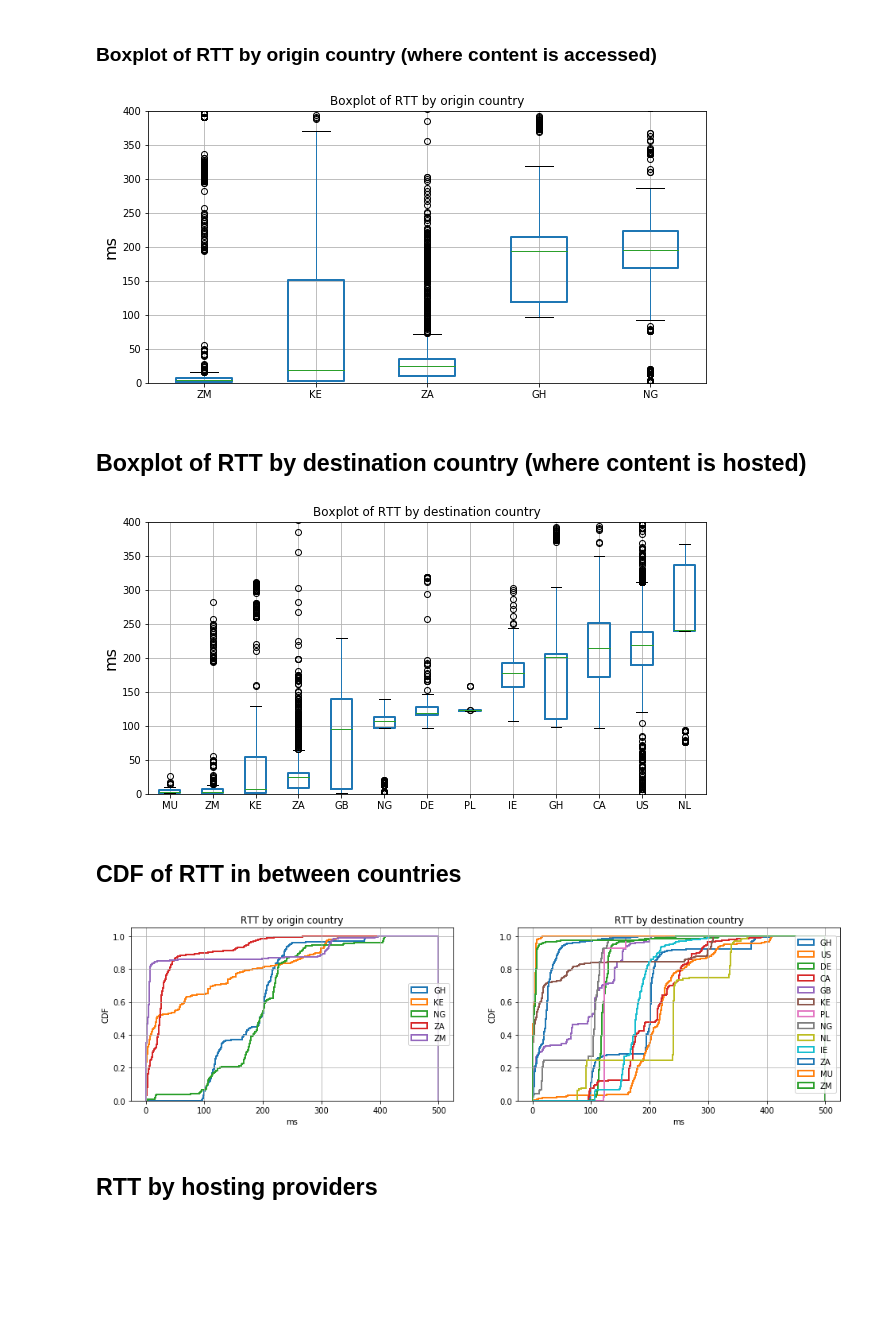
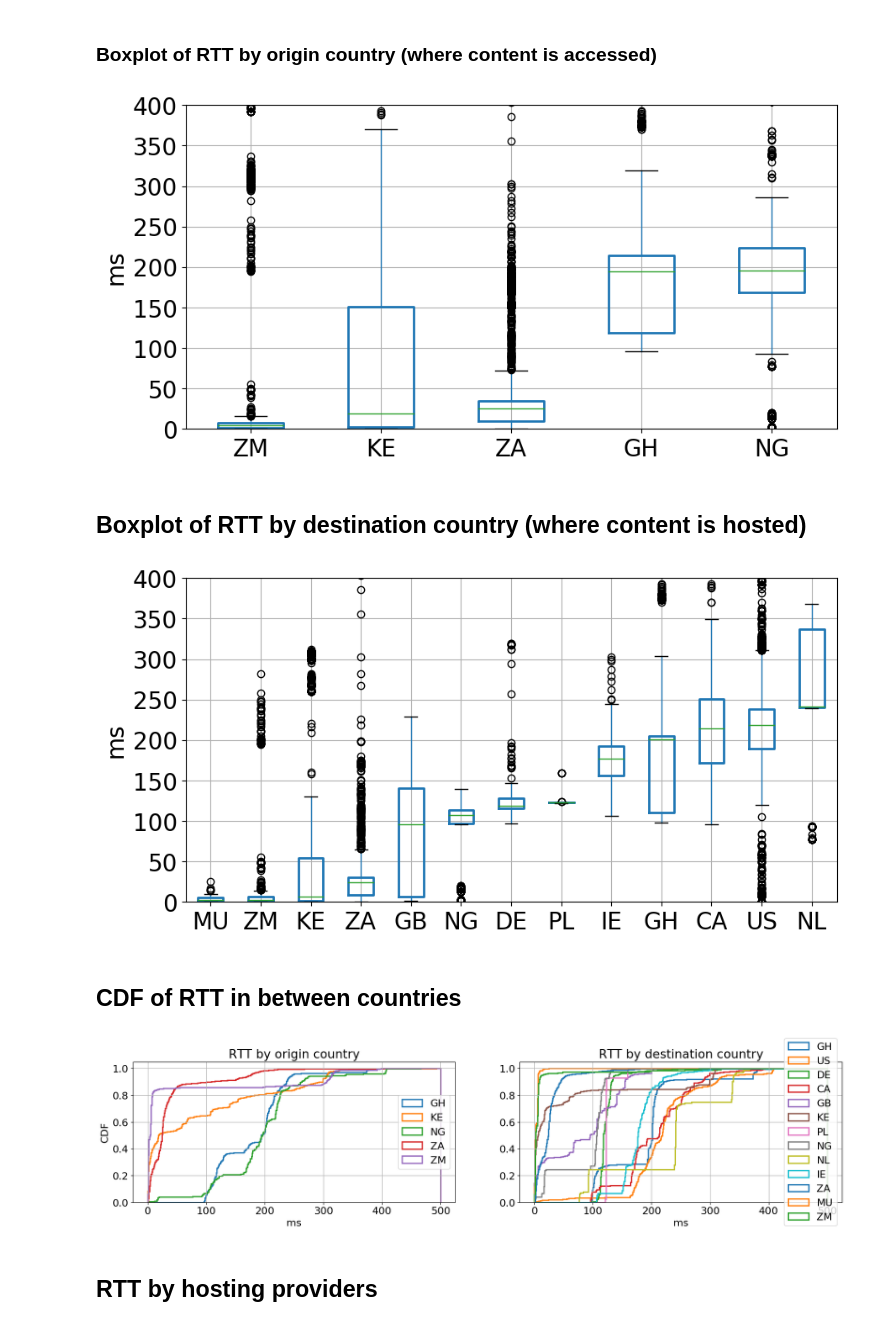
Before and after one commit to AFRINIC-Labs/cloud-computing, a Jupyter notebook: Cloud-computing.ipynb, the cells around one changed output. Drawn from its saved outputs; the diff is of its cells as text; code cells hidden in the pictures; blank space fills up the shorter version.

Commit message:
resized plots

```diff
--- a/Cloud-computing.ipynb
+++ b/Cloud-computing.ipynb
@@ -5,6 +5,7 @@ import pandas as pd
 import matplotlib.pyplot as plt
 import numpy as np
 import seaborn as sns
+plt.style.use('default')
 
 def getPieDataByPercentile(df, percentile):
 
@@ -45,14 +46,16 @@ df1 = df.iloc[:,[2,15]]
 
 axes = boxplot_sorted(df1, by=["vantageCC"], column="rtt")
 axes.figure.set_size_inches(10,5)
-axes.set_title("Boxplot of RTT by origin country")
+#axes.set_title("Boxplot of RTT by origin country")
 axes.set_ylim([0,400])
-axes.set_ylabel("ms", fontsize=16)
+axes.set_ylabel("ms", fontsize=20)
+plt.xticks(fontsize=20)
+plt.yticks(fontsize=20)
 
-plt.savefig("data/plots/boxplot_rtt.svg")
+plt.savefig("data/plots/boxplot_rtt.pdf", bbox_inches='tight')
 plt.show()
 # %% [output]
-[figure, old version]
+[figure, new version]
 # %% [markdown]
 ## Boxplot of RTT by destination country (where content is hosted)
 # %%
@@ -60,14 +63,16 @@ df2 = df.iloc[:,[6,15]]
 
 axes = boxplot_sorted(df2, by=["destCC"], column="rtt")
 axes.figure.set_size_inches(10,5)
-axes.set_title("Boxplot of RTT by destination country")
+#axes.set_title("Boxplot of RTT by destination country")
 axes.set_ylim([0,400])
-axes.set_ylabel("ms", fontsize=16)
+axes.set_ylabel("ms", fontsize=20)
+plt.xticks(fontsize=20)
+plt.yticks(fontsize=20)
 
-plt.savefig("data/plots/boxplot_rtt_dest.svg")
+plt.savefig("data/plots/boxplot_rtt_dest.pdf", bbox_inches='tight')
 plt.show()
 # %% [output]
-[figure, old version]
+[figure, new version]
 # %% [markdown]
 ## CDF of RTT in between countries
 # %%
@@ -75,41 +80,43 @@ df_cc_origin = df1['vantageCC'].drop_duplicates()
 df_cc_dest = df2['destCC'].drop_duplicates()
 
 n_bins = 500
+plt.rcParams.update({'font.size': 16})
 
-fig, (ax1, ax2) = plt.subplots(figsize=(16, 4), ncols=2)
+
+fig, (ax1, ax2) = plt.subplots(figsize=(20, 4), ncols=2)
 
 for index, cc in df_cc_origin.iteritems():
     # plot the cumulative histogram
     array = df1.loc[df1['vantageCC']==cc].iloc[:,[1]].values
 
     ax1.hist(array, n_bins, density=1, histtype='step', range=[0, 500], linewidth=2,
                            cumulative=True, label=cc)
 
 # tidy up the figure
 ax1.grid(True)
 ax1.legend(loc='right')
 ax1.set_title('RTT by origin country')
 ax1.set_xlabel('ms')
 ax1.set_ylabel('CDF')
 
+
 for index, cc in df_cc_dest.iteritems():
     # plot the cumulative histogram
     array = df2.loc[df2['destCC']==cc].iloc[:,[1]].values
 
     ax2.hist(array, n_bins, density=1, histtype='step', range=[0, 500], linewidth=2,
                            cumulative=True, label=cc)
 
 # tidy up the figure
 ax2.grid(True)
 ax2.legend(loc='right')
 ax2.set_title('RTT by destination country')
 ax2.set_xlabel('ms')
-ax2.set_ylabel('CDF')
-
-plt.savefig("data/plots/cdf_rtt_cc.svg")
+#ax2.set_ylabel('CDF')
+plt.savefig("data/plots/cdf_rtt_cc.pdf", bbox_inches='tight')
 plt.show()
 # %% [output]
-[figure, old version]
+[figure, new version]
 # %% [markdown]
 ## RTT by hosting providers
 # %%
```
Also changed, not shown: parts of 10 cells of this notebook, 25 other files.
